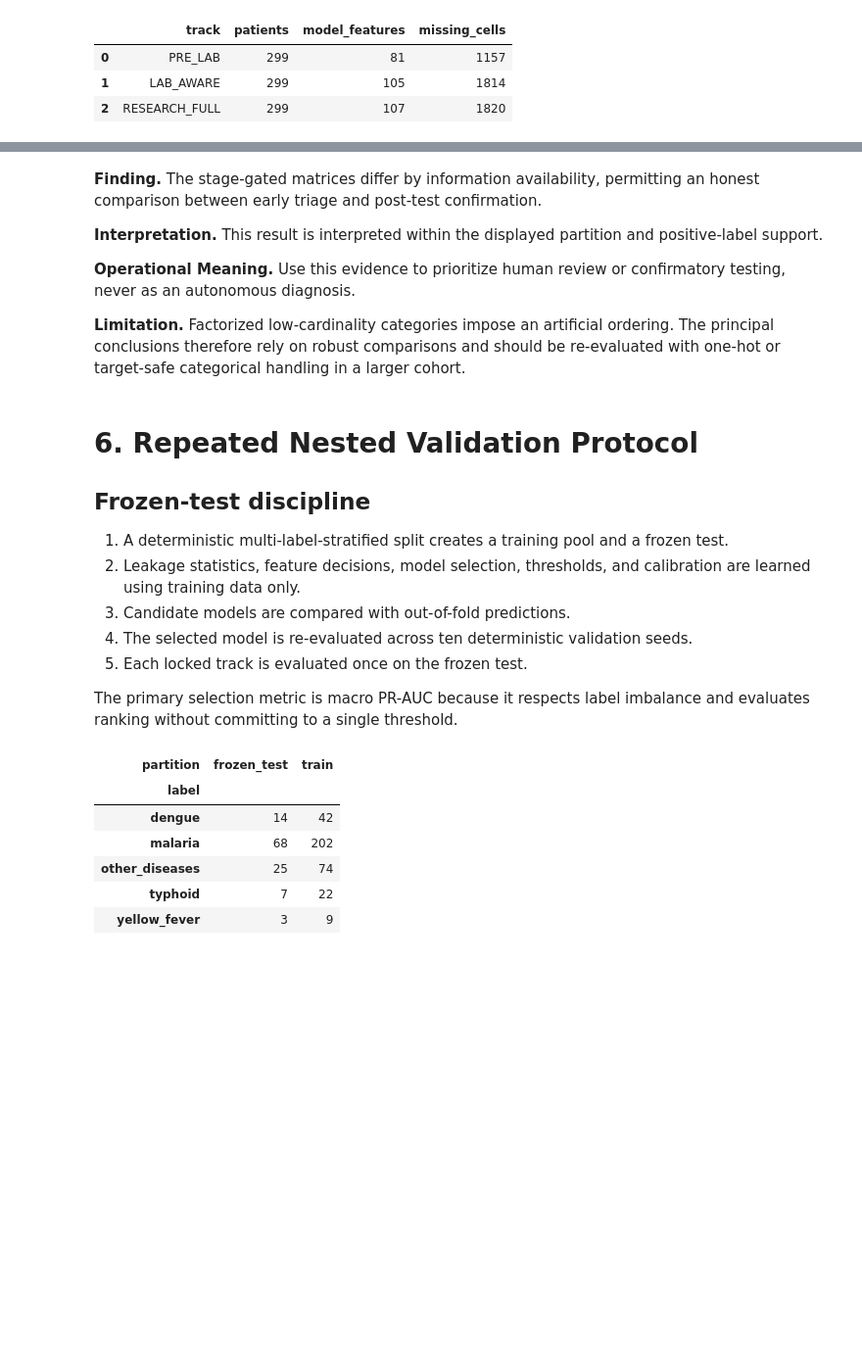
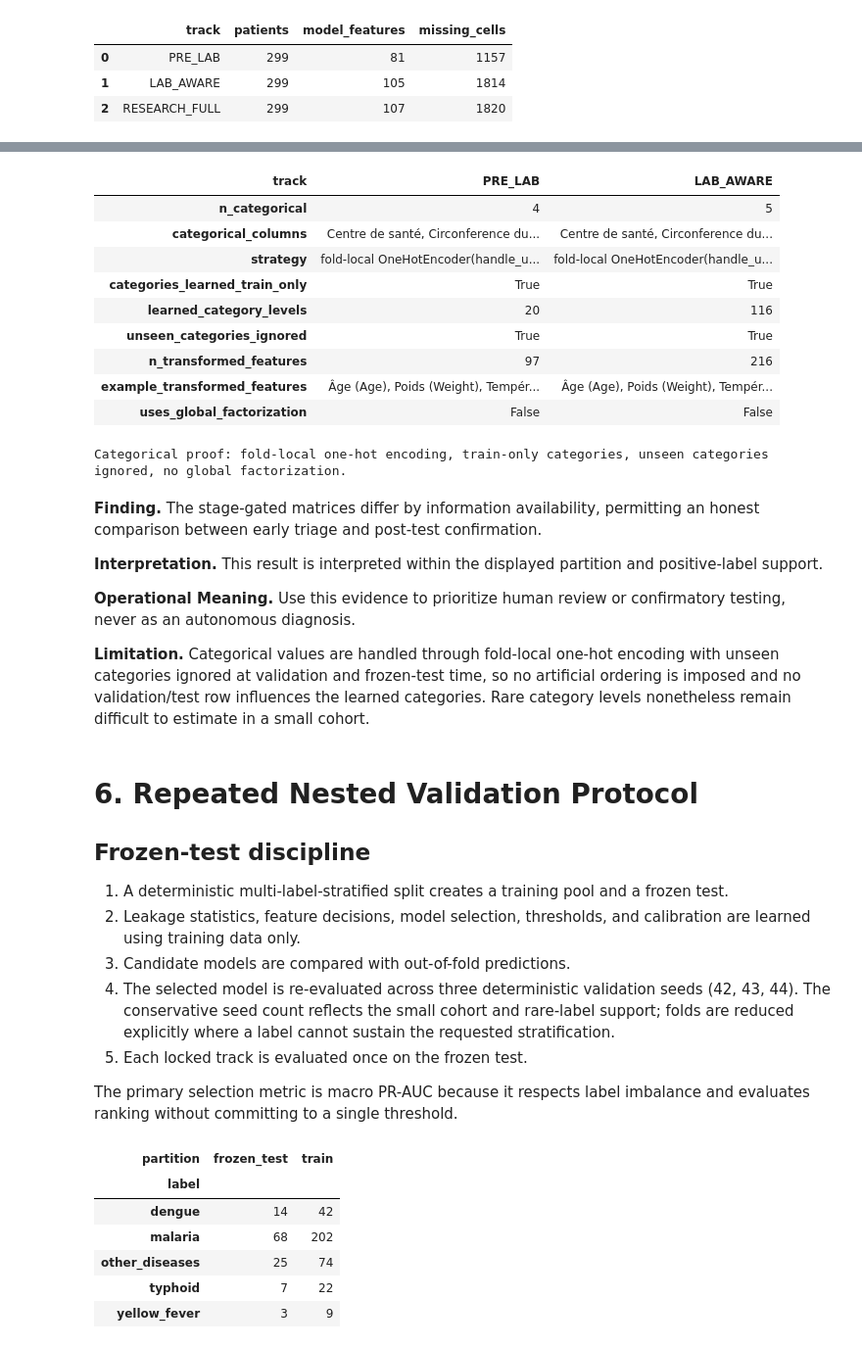
Before and after one commit to raphaeladikara/FIT-Health, a Jupyter notebook: notebooks/VECTRA_X_Final.ipynb, the cells around one changed output, grey strips where cells are left out. Shown at 98% size. Cells and saved outputs as stored; diff of their text form; code cells hidden in the pictures; blank space fills up the shorter version.

```diff
--- a/notebooks/VECTRA_X_Final.ipynb
+++ b/notebooks/VECTRA_X_Final.ipynb
@@ -471,3 +502,33 @@ display(frame_summary)
+# %%
+prep = result.preprocessing_summary.set_index("track")
+display(
+    prep[
+        [
+            "n_categorical", "categorical_columns", "strategy",
+            "categories_learned_train_only", "learned_category_levels",
+            "unseen_categories_ignored", "n_transformed_features",
+            "example_transformed_features", "uses_global_factorization",
+        ]
+    ].T
+)
+assert not result.preprocessing_summary["uses_global_factorization"].any()
+assert result.preprocessing_summary["unseen_categories_ignored"].all()
+print(
+    "Categorical proof: fold-local one-hot encoding, train-only categories, "
+    "unseen categories ignored, no global factorization."
+)
+# %% [output]
+| track | PRE_LAB | LAB_AWARE |
+| n_categorical | 4 | 5 |
+| categorical_columns | Centre de santé, Circonference du... | Centre de santé, Circonference du... |
+| strategy | fold-local OneHotEncoder(handle_u... | fold-local OneHotEncoder(handle_u... |
+| categories_learned_train_only | True | True |
+| learned_category_levels | 20 | 116 |
+| unseen_categories_ignored | True | True |
+| n_transformed_features | 97 | 216 |
+| example_transformed_features | Âge (Age), Poids (Weight), Tempér... | Âge (Age), Poids (Weight), Tempér... |
+| uses_global_factorization | False | False |
+Categorical proof: fold-local one-hot encoding, train-only categories, unseen categories ignored, no global factorization.
 # %% [markdown]
 **Finding.** The stage-gated matrices differ by information availability, permitting an honest comparison between early triage and post-test confirmation.
 
@@ -475,7 +536,7 @@ display(frame_summary)
 
 **Operational Meaning.** Use this evidence to prioritize human review or confirmatory testing, never as an autonomous diagnosis.
 
-**Limitation.** Factorized low-cardinality categories impose an artificial ordering. The principal conclusions therefore rely on robust comparisons and should be re-evaluated with one-hot or target-safe categorical handling in a larger cohort.
+**Limitation.** Categorical values are handled through fold-local one-hot encoding with unseen categories ignored at validation and frozen-test time, so no artificial ordering is imposed and no validation/test row influences the learned categories. Rare category levels nonetheless remain difficult to estimate in a small cohort.
 # %% [markdown]
 # 6. Repeated Nested Validation Protocol
 
@@ -486,7 +547,10 @@ display(frame_summary)
 2. Leakage statistics, feature decisions, model selection, thresholds, and
    calibration are learned using training data only.
 3. Candidate models are compared with out-of-fold predictions.
-4. The selected model is re-evaluated across ten deterministic validation seeds.
+4. The selected model is re-evaluated across three deterministic validation
+   seeds (42, 43, 44). The conservative seed count reflects the small cohort and
+   rare-label support; folds are reduced explicitly where a label cannot sustain
+   the requested stratification.
 5. Each locked track is evaluated once on the frozen test.
 
 The primary selection metric is macro PR-AUC because it respects label imbalance
```
Also changed, not shown: parts of 27 cells of this notebook, 18 other files.
